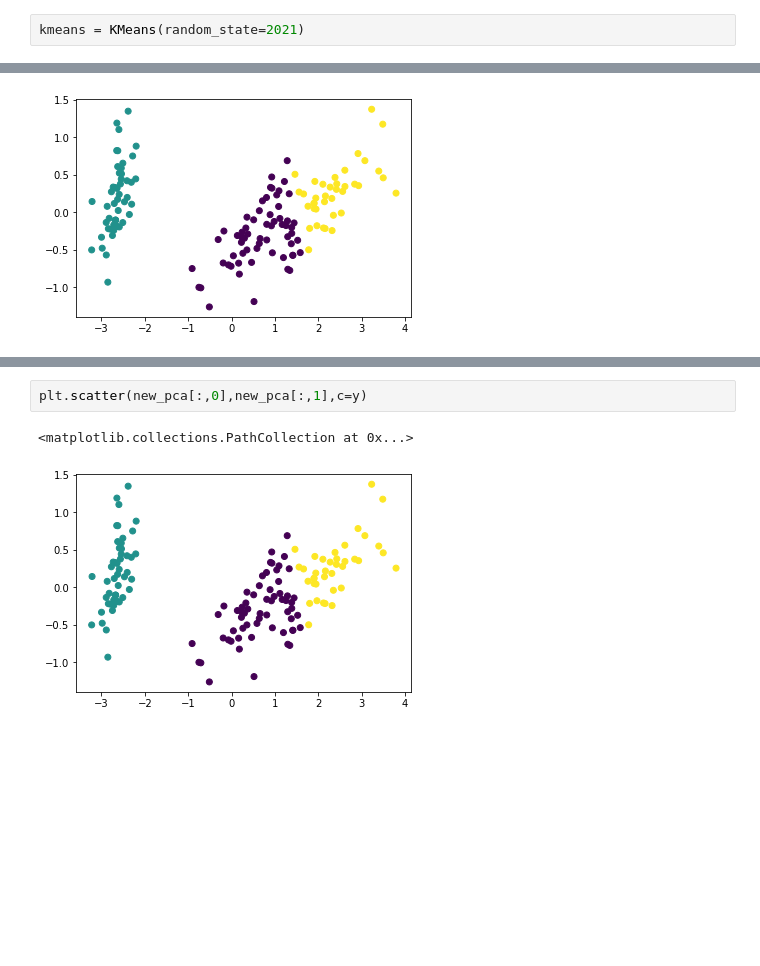
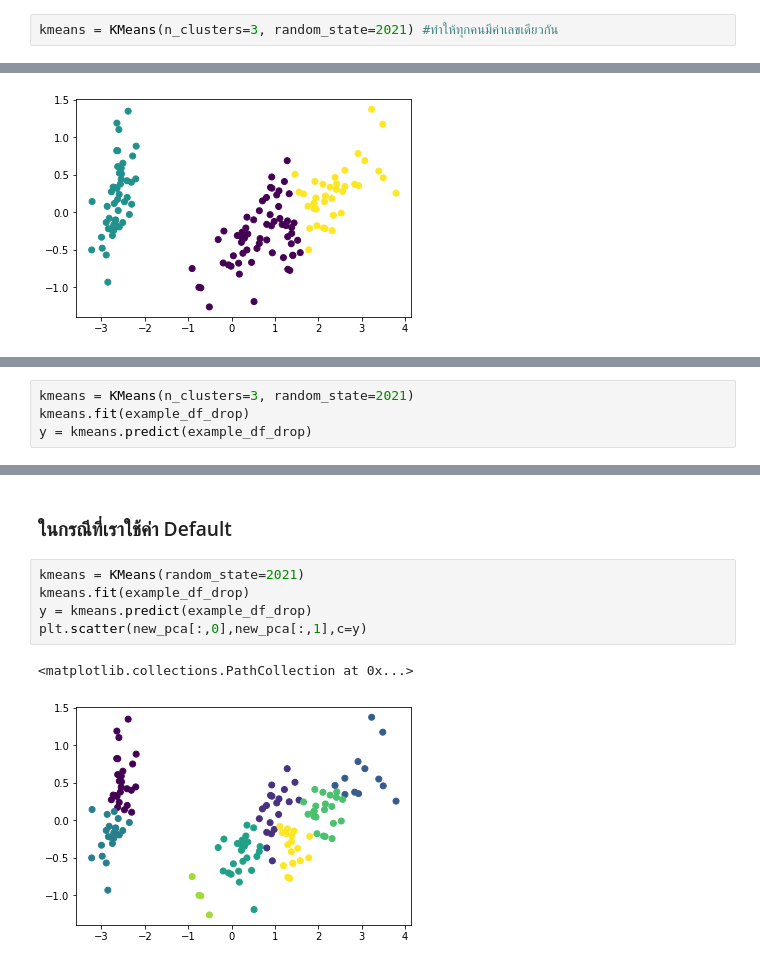
Before and after one commit to Umaporn19/multivariate, a Jupyter notebook: Chapter_6_Cluster_Analysis.ipynb, the cells around one changed output, grey strips where cells are left out. Drawn from its saved outputs; the diff is of its cells as text; blank space fills up the shorter version.

Commit message:
จบ clustering

```diff
--- a/Chapter_6_Cluster_Analysis.ipynb
+++ b/Chapter_6_Cluster_Analysis.ipynb
@@ -47,7 +47,7 @@ from sklearn.cluster import KMeans
 # %% [markdown]
 ### Difine
 # %%
-kmeans = KMeans(random_state=2021)
+kmeans = KMeans(n_clusters=3, random_state=2021) #ทำให้ทุกคนมีค่าเลขเดียวกัน
 # %% [markdown]
 ### Fit- transform
 # %% [markdown]
@@ -111,0 +109,4 @@ plt.scatter(new_pca[:,0],new_pca[:,1],c=y)
+# %%
+kmeans = KMeans(n_clusters=3, random_state=2021)
+kmeans.fit(example_df_drop)
+y = kmeans.predict(example_df_drop)
@@ -112,5 +135,10 @@ plt.scatter(new_pca[:,0],new_pca[:,1],c=y)
+# %% [markdown]
+### ในกรณีที่เราใช้ค่า Default
 # %%
+kmeans = KMeans(random_state=2021)
+kmeans.fit(example_df_drop)
+y = kmeans.predict(example_df_drop)
 plt.scatter(new_pca[:,0],new_pca[:,1],c=y)
 # %% [output]
 <matplotlib.collections.PathCollection at 0x...>
-[figure, old version]
+[figure, new version]
```
Also changed, not shown: parts of 19 cells of this notebook.
